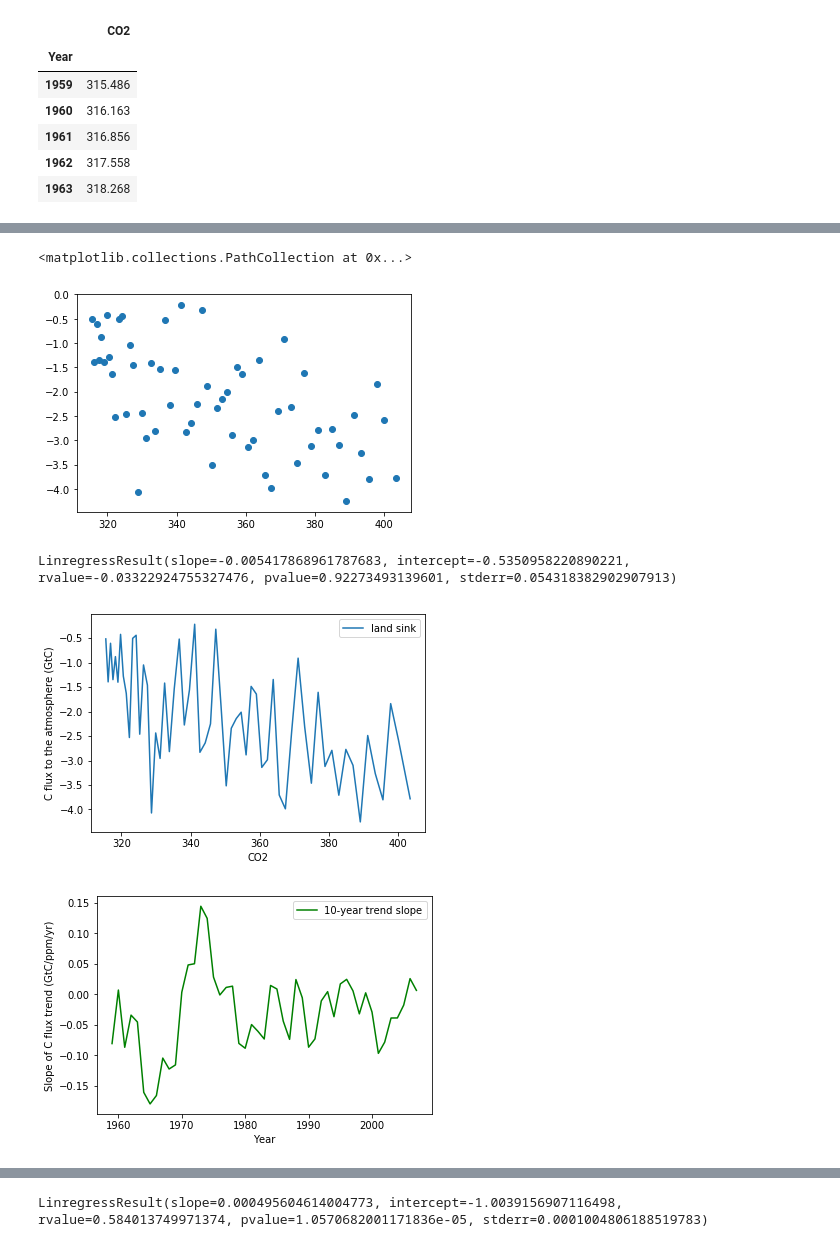
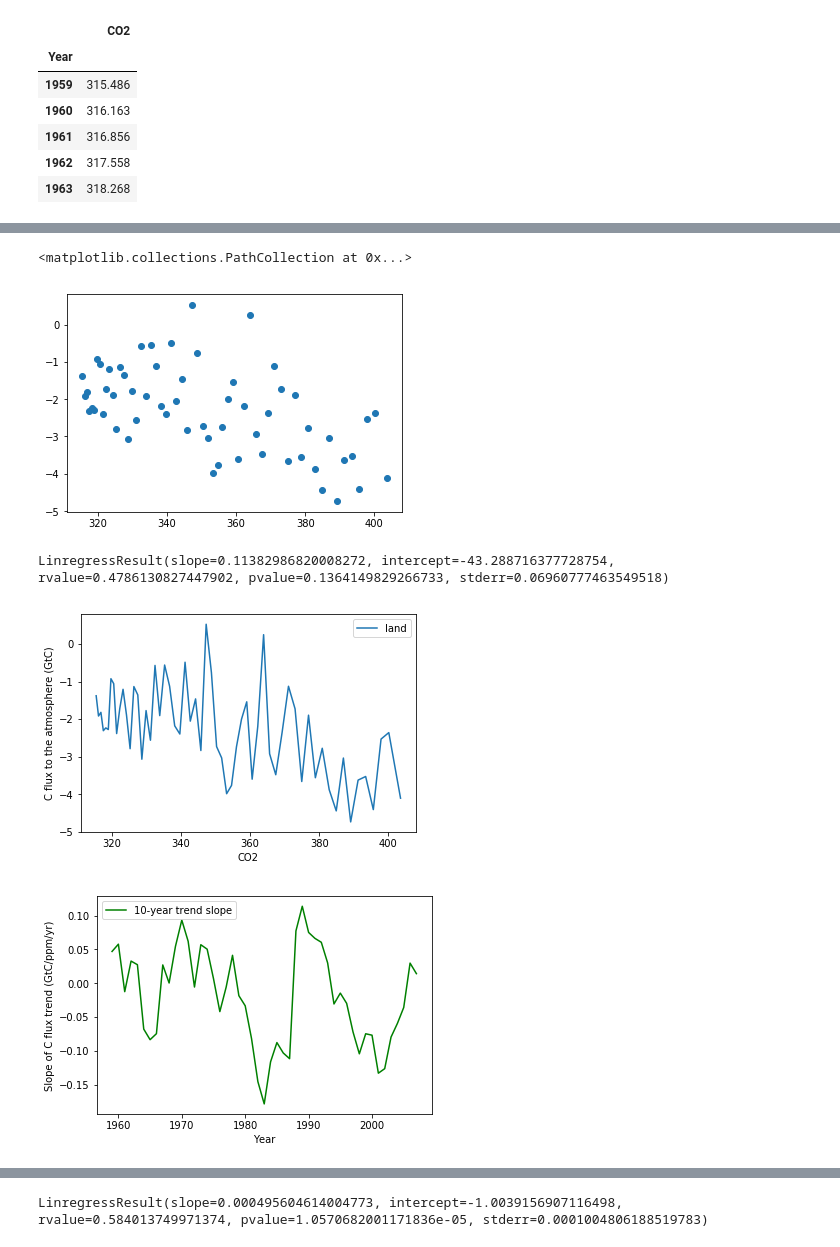
Before and after one commit to rursino/carbon-cycle-feedbacks, a Jupyter notebook: Peylin_flux/Notebooks/CO2_reg.ipynb, the cells around one changed output, grey strips where cells are left out. Saved outputs shown, nothing was run; the diff lists cells and outputs as text; code cells hidden in the pictures.

```diff
--- a/Peylin_flux/Notebooks/CO2_reg.ipynb
+++ b/Peylin_flux/Notebooks/CO2_reg.ipynb
@@ -11,6 +12,6 @@ import pickle
 fGCB = './../../Prelim_Data_Analysis/gcb_data/budget.csv'
 df = pd.read_csv(fGCB,
                  index_col=0,
-                 usecols=[0,4,5])
+                 usecols=[0,4,5,6])
 df.head()
 # %% [output]
@@ -37,5 +38,7 @@ CO2.head()
 df['CO2'] = CO2
 df['land sink'] = -df['land sink']
 df['ocean sink'] = -df['ocean sink']
+df['budget imbalance'] = -df["budget imbalance"]+df['land sink']
+
 df.head()
 # %% [output]
@@ -48,0 +52,4 @@ df.head()
+# %%
+df.rename(columns={"ocean sink": "ocean", "land sink": "land model", "budget imbalance": "land"},
+         inplace=True)
+df.head()
@@ -49,10 +64,10 @@ df.head()
 # %%
-plt.scatter(df.CO2, df['land sink'])
+plt.scatter(df.CO2, df['land'])
 # %% [output]
 <matplotlib.collections.PathCollection at 0x...>
-[figure, old version]
+[figure, new version]
 # %%
-def rolling_trend(data, sink='land sink', window=10, r_plot=False):
+def rolling_trend(data, sink='land', window=10, r_plot=False):
 
     data = data[['CO2', sink]]
 
@@ -80,13 +95,13 @@ def rolling_trend(data, sink='land sink', window=10, r_plot=False):
 
     return roll_df
 # %%
-p=df[['CO2', 'land sink']].iloc[0+30:11+30]
-stats.linregress(p['CO2'], p['land sink'])
+p=df[['CO2', 'land']].iloc[0+30:11+30]
+stats.linregress(p['CO2'], p['land'])
 # %% [output]
-LinregressResult(slope=-0.005417868961787683, intercept=-0.5350958220890221, rvalue=-0.03322924755327476, pvalue=0.92273493139601, stderr=0.054318382902907913)
+LinregressResult(slope=0.11382986820008272, intercept=-43.288716377728754, rvalue=0.4786130827447902, pvalue=0.1364149829266733, stderr=0.06960777463549518)
 # %%
-land_10_co2=rolling_trend(df, sink='land sink', window=10)
+land_10_co2=rolling_trend(df, sink='land', window=10)
 # %% [output]
-[figure, old version]
+[figure, new version]
-[figure, old version]
+[figure, new version]
 # %%
```
Also changed, not shown: parts of 23 cells of this notebook, 4 other files.
